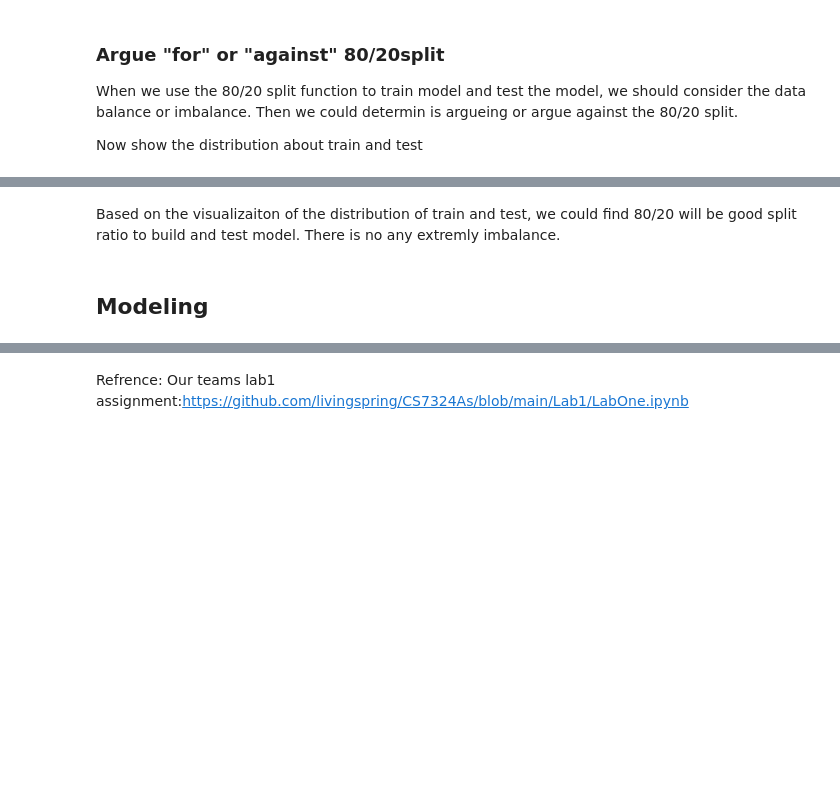
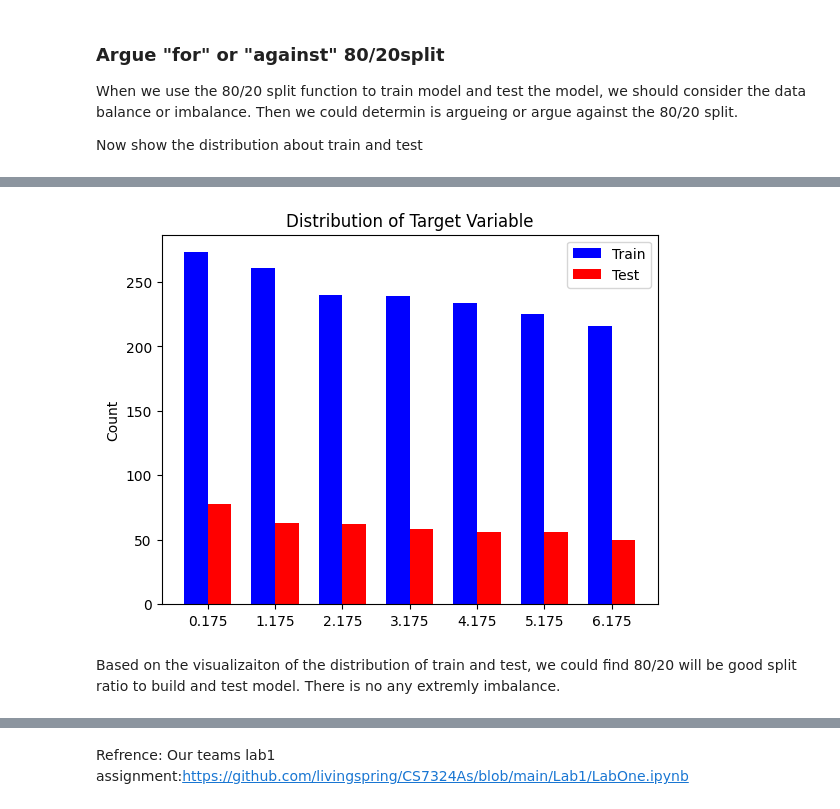
Before and after one commit to livingspring/CS7324LabAssignment, a Jupyter notebook: Lab3.ipynb, the cells around one changed output, grey strips where cells are left out. Saved outputs shown, nothing was run; the diff lists cells and outputs as text; code cells hidden in the pictures; blank space fills up the shorter version.

Commit message:
part 2 commit, start modeling

```diff
--- a/Lab3.ipynb
+++ b/Lab3.ipynb
@@ -208,4 +217,21 @@ plt.show()
+# %%
+import matplotlib.pyplot as plt
+
+# Create a figure and axis object
+fig, ax = plt.subplots()
+
+# Set the bar width
+bar_width = 0.35
+
+# Plot the bars for the first image
+ax.bar(x, y_train.value_counts(), width=bar_width, label='Train', color='blue')
+ax.bar([i + bar_width for i in x], y_test.value_counts(), width=bar_width, label='Test', color='red')
+ax.set_xticks([i + bar_width/2 for i in x])
+ax.set_ylabel('Count')
+ax.set_title('Distribution of Target Variable')
+ax.legend()
+plt.show()
+# %% [output]
+[figure, added]
 # %% [markdown]
 Based on the visualizaiton of the distribution of train and test, we could find 80/20 will be good split ratio to build and test model. There is no any extremly imbalance.
-# %% [markdown]
-## Modeling
```
Also changed, not shown: parts of 10 cells of this notebook.
